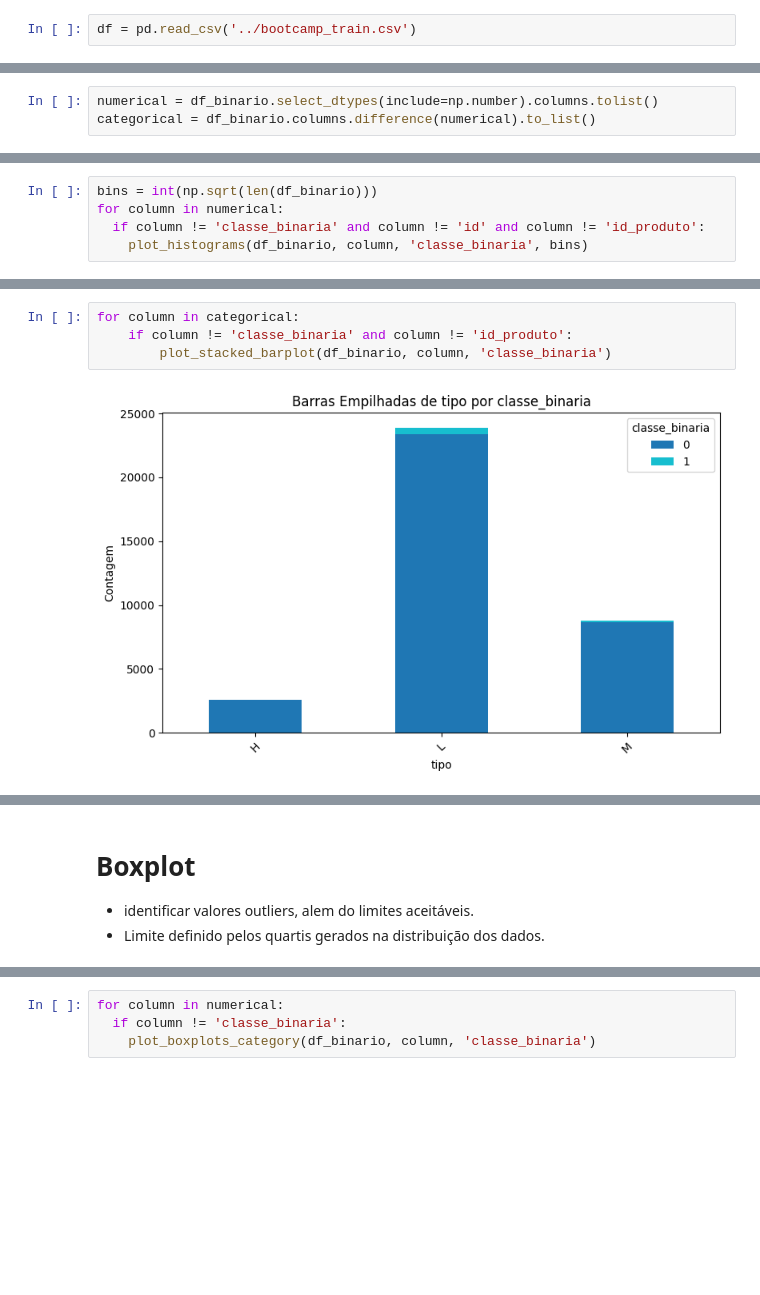
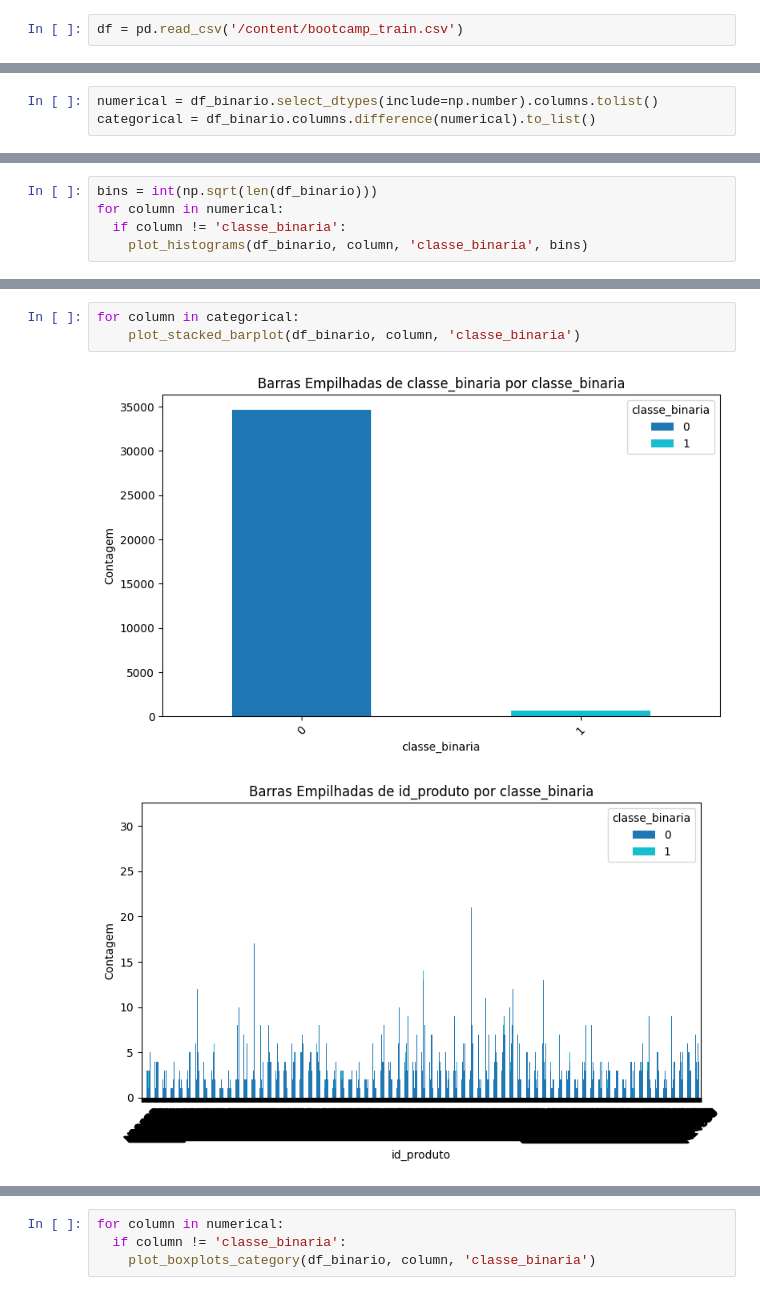
Before and after one commit to silviolima07/projeto_final, a Jupyter notebook: bootcamp_classificacao.ipynb, the cells around one changed output, grey strips where cells are left out. Saved outputs shown, nothing was run; the diff lists cells and outputs as text; blank space fills up the shorter version.

```diff
--- a/bootcamp_classificacao.ipynb
+++ b/bootcamp_classificacao.ipynb
@@ -145,7 +147,7 @@ def remove_outliers_iqr(df, column, category_col=None):
         mask = (df[column] >= Q1 - 1.5 * IQR) & (df[column] <= Q3 + 1.5 * IQR)
         return df[mask]
 # %%
-df = pd.read_csv('../bootcamp_train.csv')
+df = pd.read_csv('/content/bootcamp_train.csv')
 # %%
 df
 # %% [output]
@@ -663,6 +679,6 @@ Colunas categoricas: ['id_produto', 'tipo']
 # %%
 bins = int(np.sqrt(len(df_binario)))
 for column in numerical:
-  if column != 'classe_binaria' and column != 'id' and column != 'id_produto':
+  if column != 'classe_binaria':
     plot_histograms(df_binario, column, 'classe_binaria', bins)
 # %% [output]
@@ -675,6 +692,6 @@ for column in numerical:
 # %%
 for column in categorical:
-    if column != 'classe_binaria' and column != 'id_produto':
-        plot_stacked_barplot(df_binario, column, 'classe_binaria')
+    plot_stacked_barplot(df_binario, column, 'classe_binaria')
 # %% [output]
-[figure, old version]
+[figure, new version]
+[figure, added]
@@ -681,4 +698,0 @@ for column in categorical:
-# %% [markdown]
-# Boxplot
-- identificar valores outliers, alem do limites aceitáveis.
-- Limite definido pelos quartis gerados na distribuição dos dados.
```
Also changed, not shown: parts of 75 cells of this notebook.
